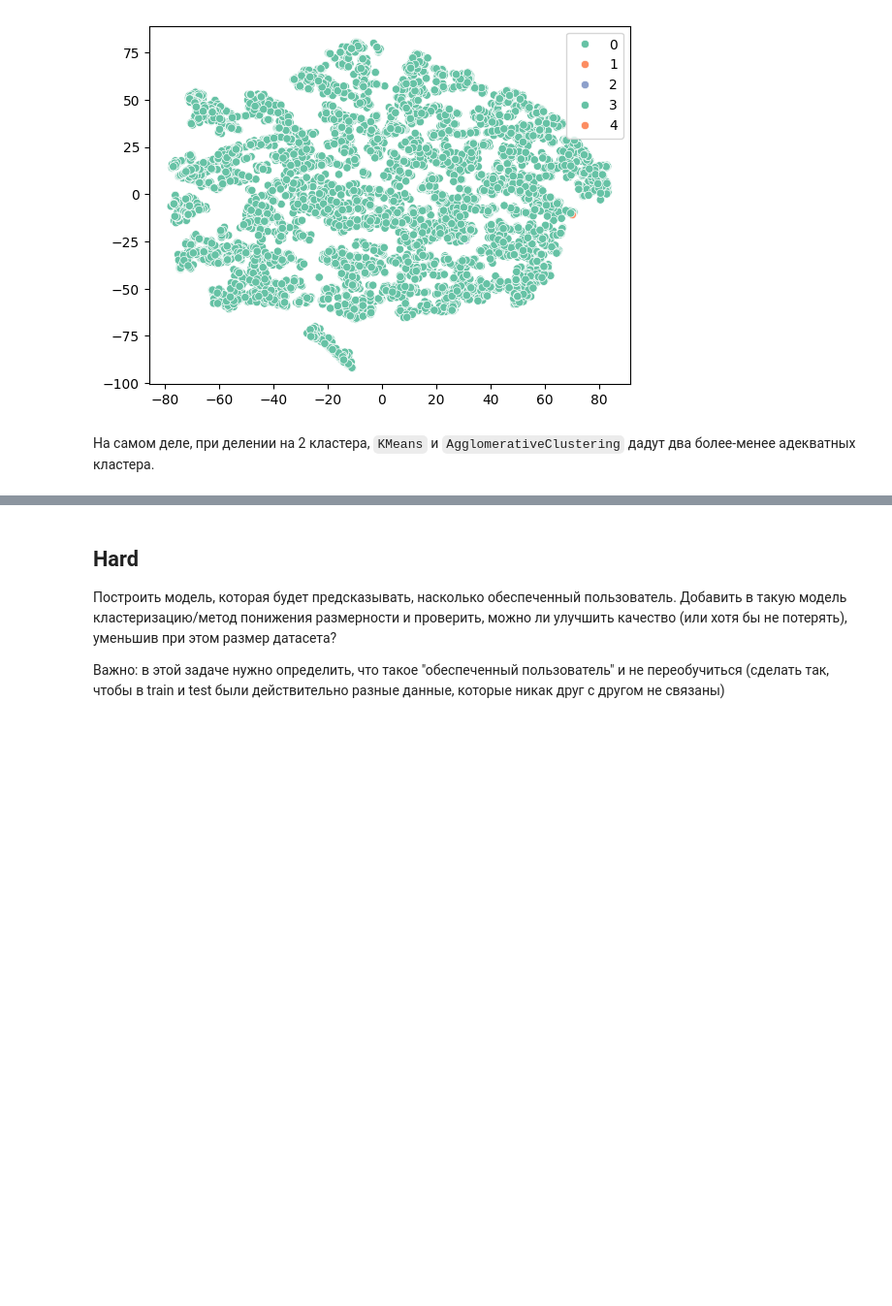
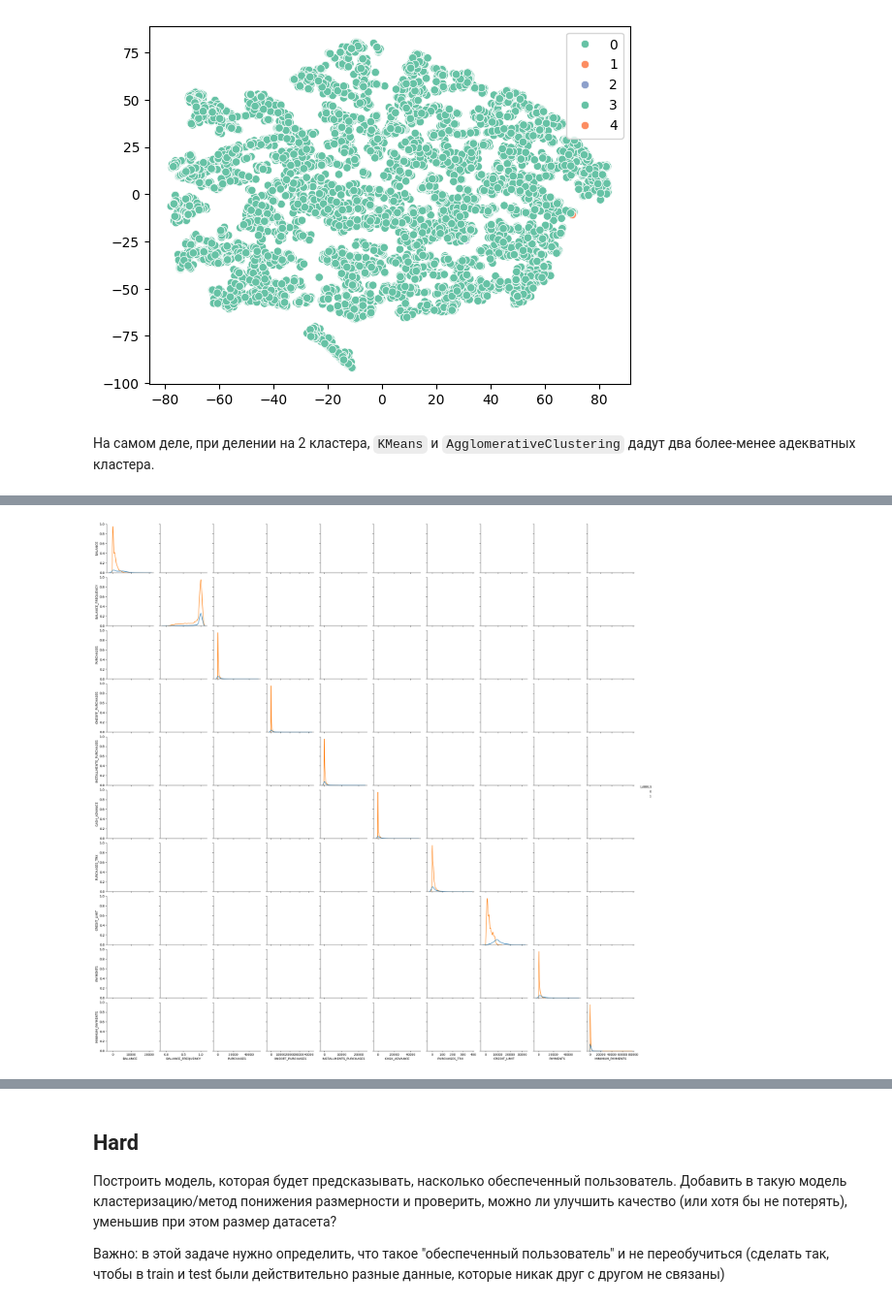
Before and after one commit to setday/HSE_ML_HW2024, a Jupyter notebook: notebooks/05-homework.ipynb, the cells around one changed output, grey strips where cells are left out. Shown at 97% size. Saved outputs shown, nothing was run; the diff lists cells and outputs as text; code cells hidden in the pictures; blank space fills up the shorter version.

```diff
--- a/notebooks/05-homework.ipynb
+++ b/notebooks/05-homework.ipynb
@@ -100,0 +119,3 @@ The palette list has fewer values (3) than needed (5) and will cycle, which may
+# %%
+df_clast['LABELS'] = model_labels
+model_labels
@@ -100,0 +129,22 @@ The palette list has fewer values (3) than needed (5) and will cycle, which may
+# %%
+pg = sns.PairGrid(df_clast, hue='LABELS').map_diag(sns.kdeplot).add_legend()
+
+for i in range(len(pg.diag_axes)):
+    ax = pg.diag_axes[i]
+
+    mi_arr = 100000000
+    ma_arr = 0
+    for j in range(len(ax.lines)):
+        line = ax.lines[j]
+        mi_arr = min(mi_arr, min(line.get_ydata()))
+        ma_arr = max(ma_arr, max(line.get_ydata()))
+
+    for j in range(len(ax.lines)):
+        line = ax.lines[j]
+        arr = line.get_ydata()
+        norm_arr = [(i - mi_arr) / (ma_arr - mi_arr) for i in arr]
+        line.set_ydata(norm_arr)
+        ax.set_ylim(0,1.05)
+        ax.autoscale_view()
+# %% [output]
+[figure, added]
```
Also changed, not shown: parts of 20 cells of this notebook.
